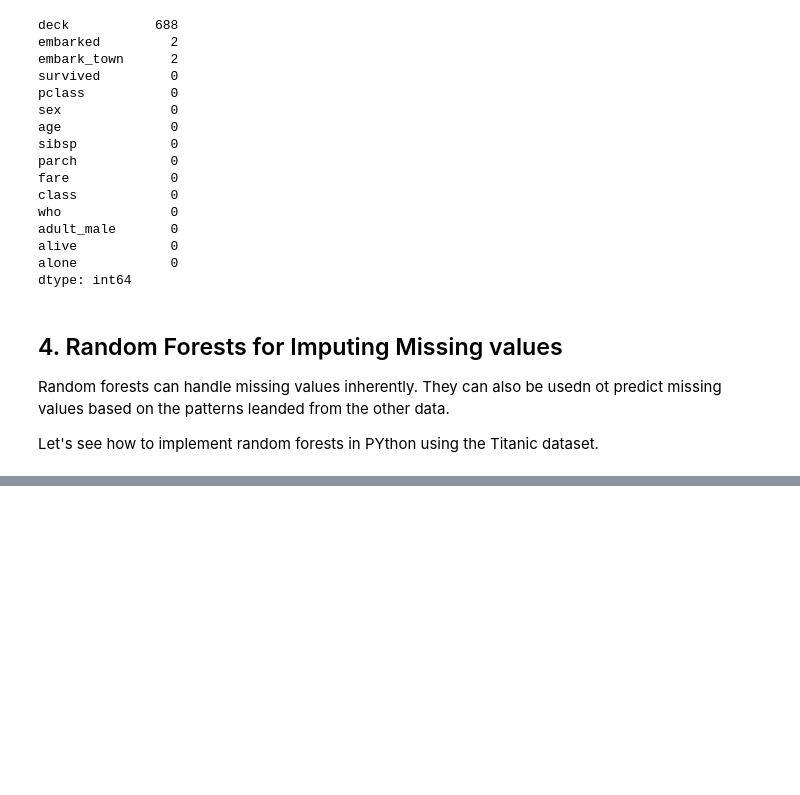
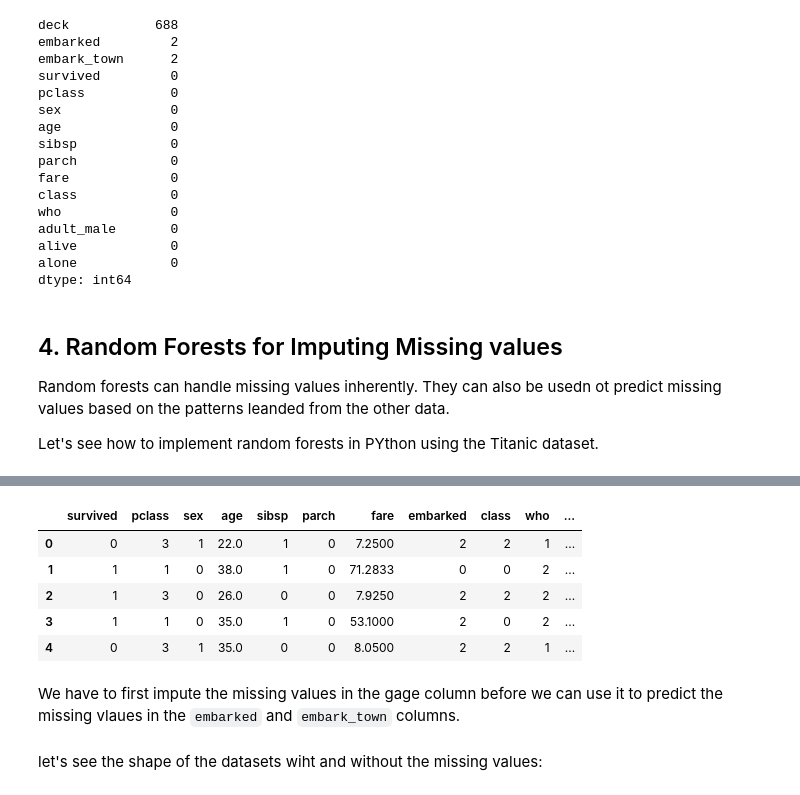
Before and after one commit to Ind-saurabh-kumar/Data_Science_Course, a Jupyter notebook: Machine_Learning/24_impute_missing_values.ipynb, the cells around one changed output, grey strips where cells are left out. Drawn from its saved outputs; the diff is of its cells as text; code cells hidden in the pictures; blank space fills up the shorter version.

```diff
--- a/Machine_Learning/24_impute_missing_values.ipynb
+++ b/Machine_Learning/24_impute_missing_values.ipynb
@@ -335,0 +368,3 @@ Let's see how to implement random forests in PYthon using the Titanic dataset.
+# %%
+# remove deck column
+df.drop('deck', axis=1, inplace=True)
@@ -335,0 +402,30 @@ Let's see how to implement random forests in PYthon using the Titanic dataset.
+# %%
+# columsn ot encode
+columns_to_encode = ['sex', 'embarked', 'who', 'class', 'embark_town', 'alive']
+# %%
+# Dictionary to store LabelEncoders for each column
+label_encoders ={}
+# %%
+# loop to apply LabelEncoder to each column
+for col in columns_to_encode:
+    # creat a new LabelEncoder for the column
+    le = LabelEncoder()
+
+    # fit the transform the data, then inverse transform it
+    df[col] = le.fit_transform(df[col])
+
+
+    # store the encoder in the dictionary
+    label_encoders[col] =le
+# %%
+# check the first few rows of the DataFrame
+df.head()
+# %% [output]
+|  | survived | pclass | sex | age | sibsp | parch | fare | embarked | class | who | ... |
+| 0 | 0 | 3 | 1 | 22.0 | 1 | 0 | 7.2500 | 2 | 2 | 1 | ... |
+| 1 | 1 | 1 | 0 | 38.0 | 1 | 0 | 71.2833 | 0 | 0 | 2 | ... |
+| 2 | 1 | 3 | 0 | 26.0 | 0 | 0 | 7.9250 | 2 | 2 | 2 | ... |
+| 3 | 1 | 1 | 0 | 35.0 | 1 | 0 | 53.1000 | 2 | 0 | 2 | ... |
+| 4 | 0 | 3 | 1 | 35.0 | 0 | 0 | 8.0500 | 2 | 2 | 1 | ... |
+# %% [markdown]
+We have to first impute the missing values in the gage column before we can use it to predict the missing vlaues in the `embarked` and `embark_town` columns.
@@ -335,0 +438,2 @@ Let's see how to implement random forests in PYthon using the Titanic dataset.
+# %% [markdown]
+let's see the shape of the datasets wiht and without the missing values:
```
Also changed, not shown: parts of 8 cells of this notebook.
